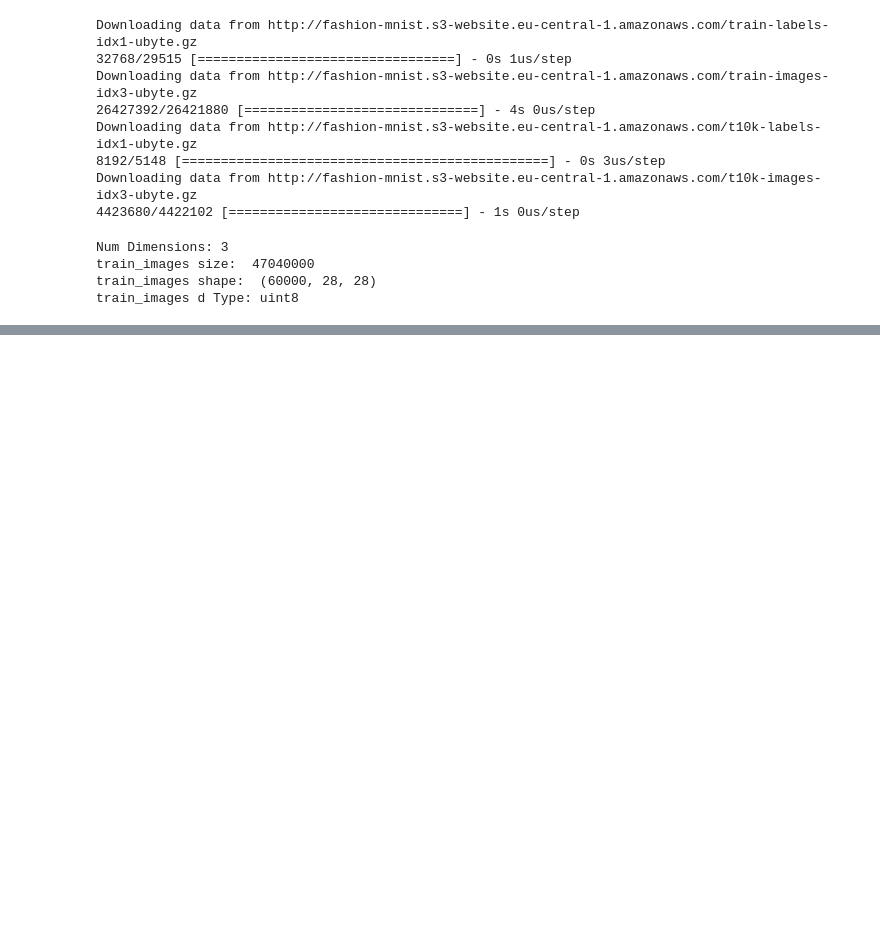
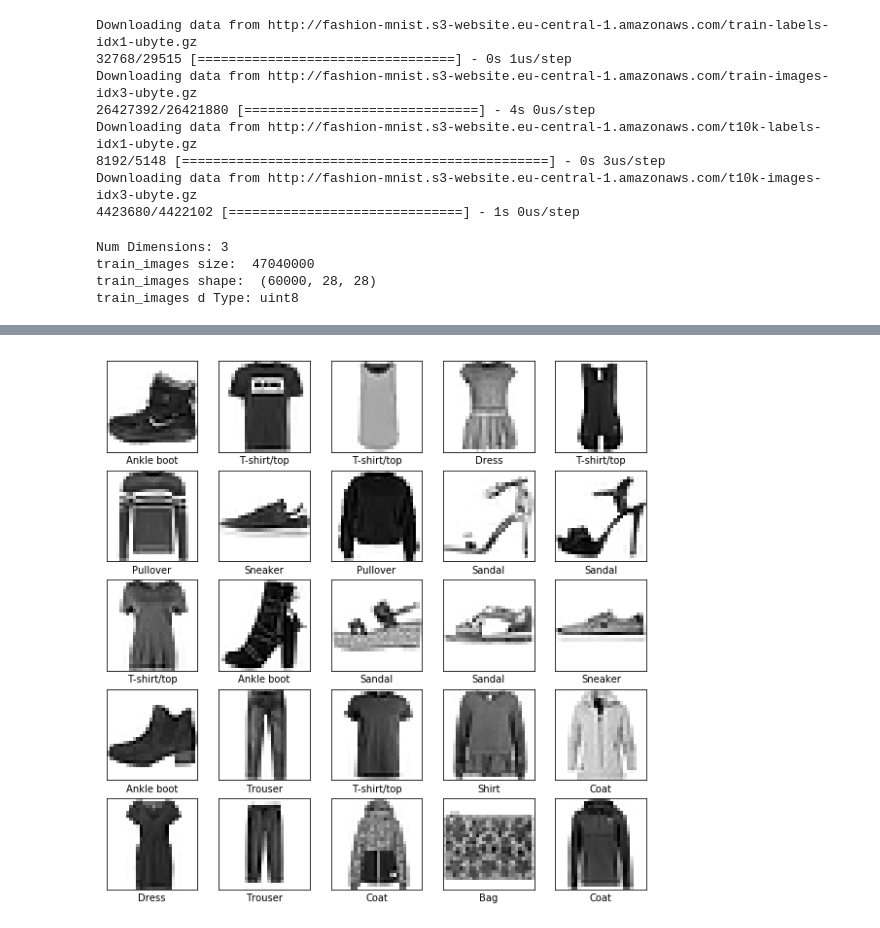
Before and after one commit to Jayasagar/neural-network-model-to-classify-images-of-clothing, a Jupyter notebook: NeuralNetworkModelToClassifyImagesOfClothing.ipynb, the cells around one changed output, grey strips where cells are left out. Saved outputs shown, nothing was run; the diff lists cells and outputs as text; code cells hidden in the pictures; blank space fills up the shorter version.

```diff
--- a/NeuralNetworkModelToClassifyImagesOfClothing.ipynb
+++ b/NeuralNetworkModelToClassifyImagesOfClothing.ipynb
@@ -75,0 +89,19 @@ print(x2.shape , x2.ndim)
+# %%
+# scale these values to a range of 0 to 1 before feeding to the neural network model. For this, cast the datatype of the image components from an integer to a float, and divide by 255
+
+train_images = train_images / 255.0
+test_images = test_images / 255.0
+# %%
+# Display the first 25 images from the training set and display the class name below each image.
+# Verify that the data is in the correct format and we're ready to build and train the network.
+
+plt.figure(figsize=(10,10))
+for i in range(25):
+    plt.subplot(5, 5, i + 1)
+    plt.xticks([])
+    plt.yticks([])
+    plt.grid('off')
+    plt.imshow(train_images[i], cmap=plt.cm.binary)
+    plt.xlabel(class_names[train_labels[i]])
+# %% [output]
+[figure, added]
```
Also changed, not shown: parts of 4 cells of this notebook.
